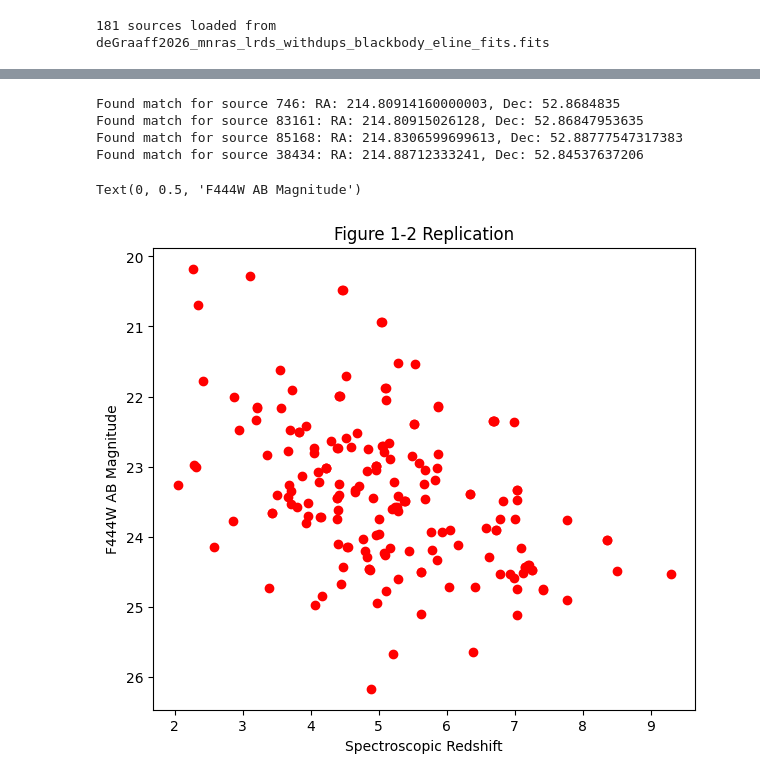
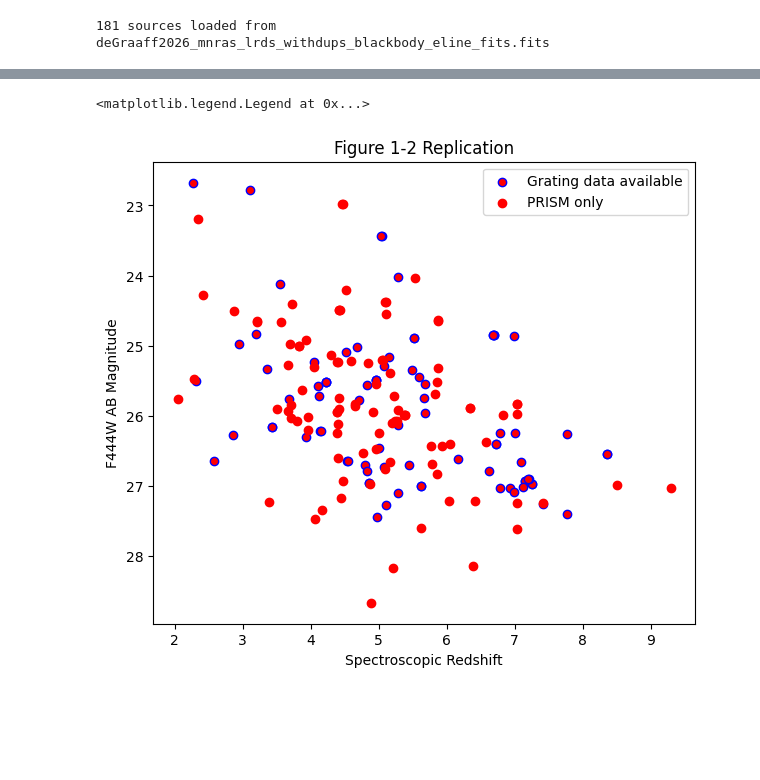
Before and after one commit to sfremy/my-eazy-jwst, a Jupyter notebook: scripts/lrd_replication.ipynb, the cells around one changed output, grey strips where cells are left out. Saved outputs shown, nothing was run; the diff lists cells and outputs as text; code cells hidden in the pictures; blank space fills up the shorter version.

```diff
--- a/scripts/lrd_replication.ipynb
+++ b/scripts/lrd_replication.ipynb
@@ -33,6 +39,14 @@ Table length=181
 | 2561 | 45924 | uncover-v4 | uncover-v4_prism-clear_2561_45924... | 3.5847600654669716 | -30.34362752753509 | 4.463361263885918 | 2340.2597018859324 | 1.8054906 | 1 | uncover-v4_prism-clear_2561_45924... | ... |
 | 2561 | 49702 | uncover-v4 | uncover-v4_prism-clear_2561_49702... | 3.5477143259497907 | -30.33370172649842 | 4.866683 | 58.49262782522879 | 1.4769452 | 0 | None .. None | ... |
 # %%
+from grizli import utils
+from astropy.utils.data import download_file
+CACHE_DOWNLOADS = True
+
+# Full table
+version = "v4.0" # Original notebook release
+version = "v4.3" # Updated August 11, 2025.  Includes CANUCS and some other additional masks.
+version = "v4.4" # Updated September 5, 2025.  Include all public spectra even without redshift / line fits
 
 URL_PREFIX = "https://s3.amazonaws.com/msaexp-nirspec/extractions"
 
@@ -43,3 +57,4 @@ if version == "v4.4":
 table_url = f"{URL_PREFIX}/dja_msaexp_emission_lines_{version}.csv.gz"
 
 tab = utils.read_catalog(download_file(table_url, cache=CACHE_DOWNLOADS), format='csv')
+non_prism = tab[tab['grating'] != 'PRISM']
@@ -73,13 +62,13 @@ Table length=2465
 from astropy.coordinates import SkyCoord
 import astropy.units as u
 
-def find_msaexp_file_by_coor(ra_target, dec_target, catalog):
+def find_match_by_coor(ra_target, dec_target, catalog):
     """
     Finds the closest matching target in the msaexp catalog by RA and Dec,
     and returns its S3 bucket folder root and spec.fits filename.
     """
     # 1. Convert the entire catalog coordinates into SkyCoord structures
-    catalog_coords = SkyCoord(ra=catalog['ra'], dec=catalog['dec'])
+    catalog_coords = SkyCoord(ra=catalog['ra']*u.deg, dec=catalog['dec']*u.deg)
     target_coord = SkyCoord(ra=ra_target*u.deg, dec=dec_target*u.deg)
 
     # 2. Match coordinates (finds the absolute closest index)
@@ -88,35 +77,38 @@ def find_msaexp_file_by_coor(ra_target, dec_target, catalog):
     # Extract the matching row
     match_row = catalog[idx]
 
-    # print(f"Closest match found at separation: {d2d.arcsec[0]:.3f} arcsec")
     if d2d.arcsec[0] > 1.0:
-        # print("Warning: The closest target is more than 1 arcsecond away. Verify coordinates.")
         return None
 
-    # 3. Pull the tracking IDs needed to build the filename
-    # Typically, msaexp catalogs contain 'root' and 'id' columns
 
     return match_row
 # %%
+from astropy.table import vstack
+
+non_prism_data = Table()
+has_non_prism = []
+
 for source in degraaf_sources:
-    if find_msaexp_file_by_coor(ra_target=source['ra'],dec_target=source['dec'], catalog=tab_v0[not_prism]):
-        print(f"Found match for source {source['srcid']}: RA: {source['ra']}, Dec: {source['dec']}")
+    source_match = find_match_by_coor(ra_target=source['ra'],dec_target=source['dec'], catalog=non_prism)
+    if source_match is not None:
+        non_prism_data = vstack([non_prism_data, source_match])
+        has_non_prism.append(True)
+    else:
+        has_non_prism.append(False)
-# %% [output]
-Found match for source 746: RA: 214.80914160000003, Dec: 52.8684835
-Found match for source 83161: RA: 214.80915026128, Dec: 52.86847953635
-Found match for source 85168: RA: 214.8306599699613, Dec: 52.88777547317383
-Found match for source 38434: RA: 214.88712333241, Dec: 52.84537637206
 # %%
 # Figure 1: F444W magnitude vs. redshift plot + v-shaped & compact conditions vs. redshift histogram
-f444w_mags = -2.5 * np.log10(degraaf_sources['f444w_aper0.1'] * 10**(-31)) - 48.60
+f444w_mags = -2.5 * np.log10(degraaf_sources['f444w_aper0.1'] * 1e-9) + 8.9
+degraaf_sources['f444w_mag'] = f444w_mags
 
 plt.figure(figsize=(7,6))
-plt.scatter(degraaf_sources['zspec'], f444w_mags, color='red')
+plt.scatter(degraaf_sources['zspec'][has_non_prism], f444w_mags[has_non_prism], facecolor='red', edgecolor='blue', label='Grating data available')
+plt.scatter(degraaf_sources['zspec'][~np.array(has_non_prism)], f444w_mags[~np.array(has_non_prism)], color='red', label='PRISM only')
 plt.gca().invert_yaxis()
 plt.title('Figure 1-2 Replication')
 plt.xlabel('Spectroscopic Redshift')
 plt.ylabel('F444W AB Magnitude')
+plt.legend()
 # %% [output]
-Text(0, 0.5, 'F444W AB Magnitude')
+<matplotlib.legend.Legend at 0x...>
-[figure, old version]
+[figure, new version]
 # %%
```
Also changed, not shown: parts of 33 cells of this notebook, 4 other files.
